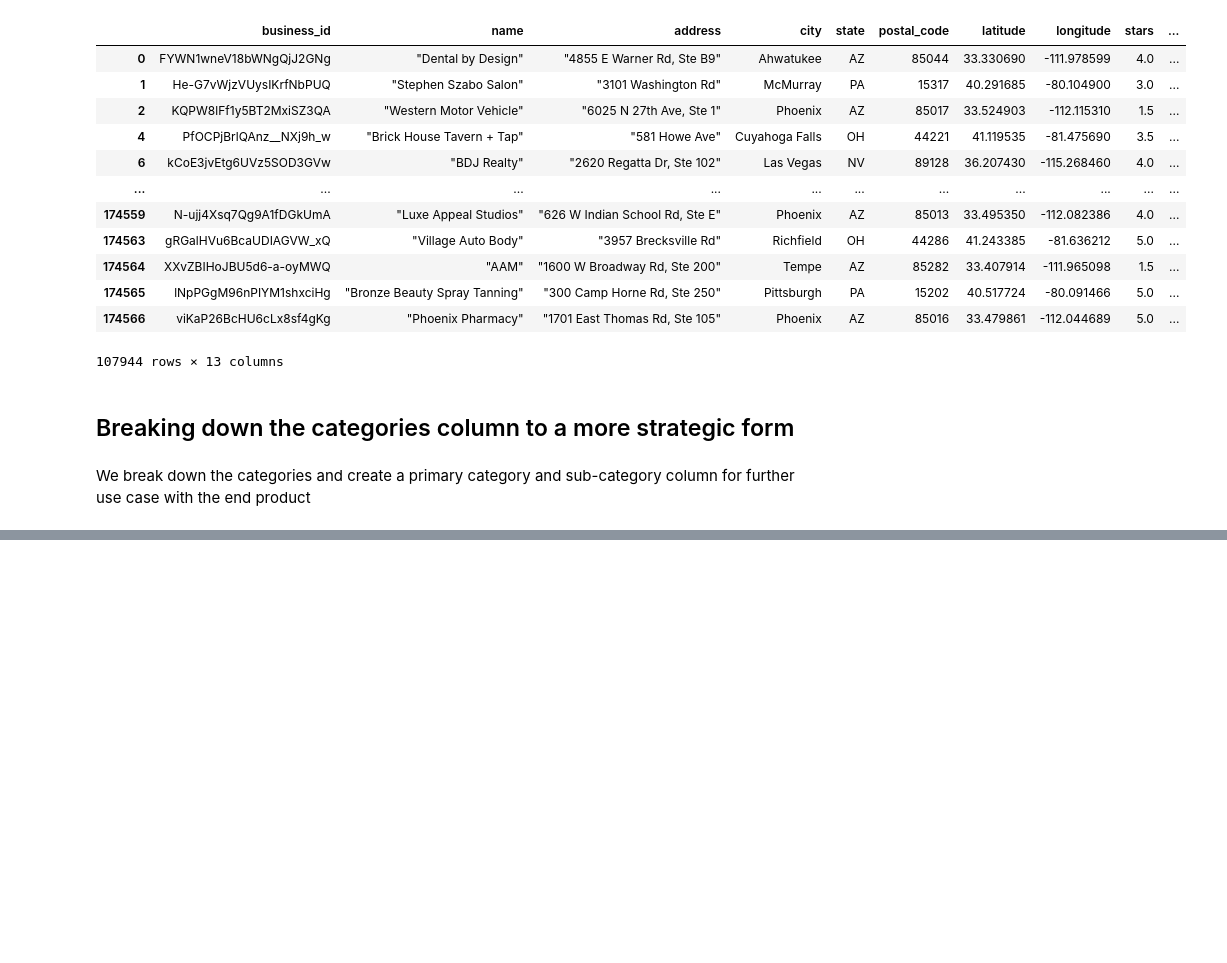
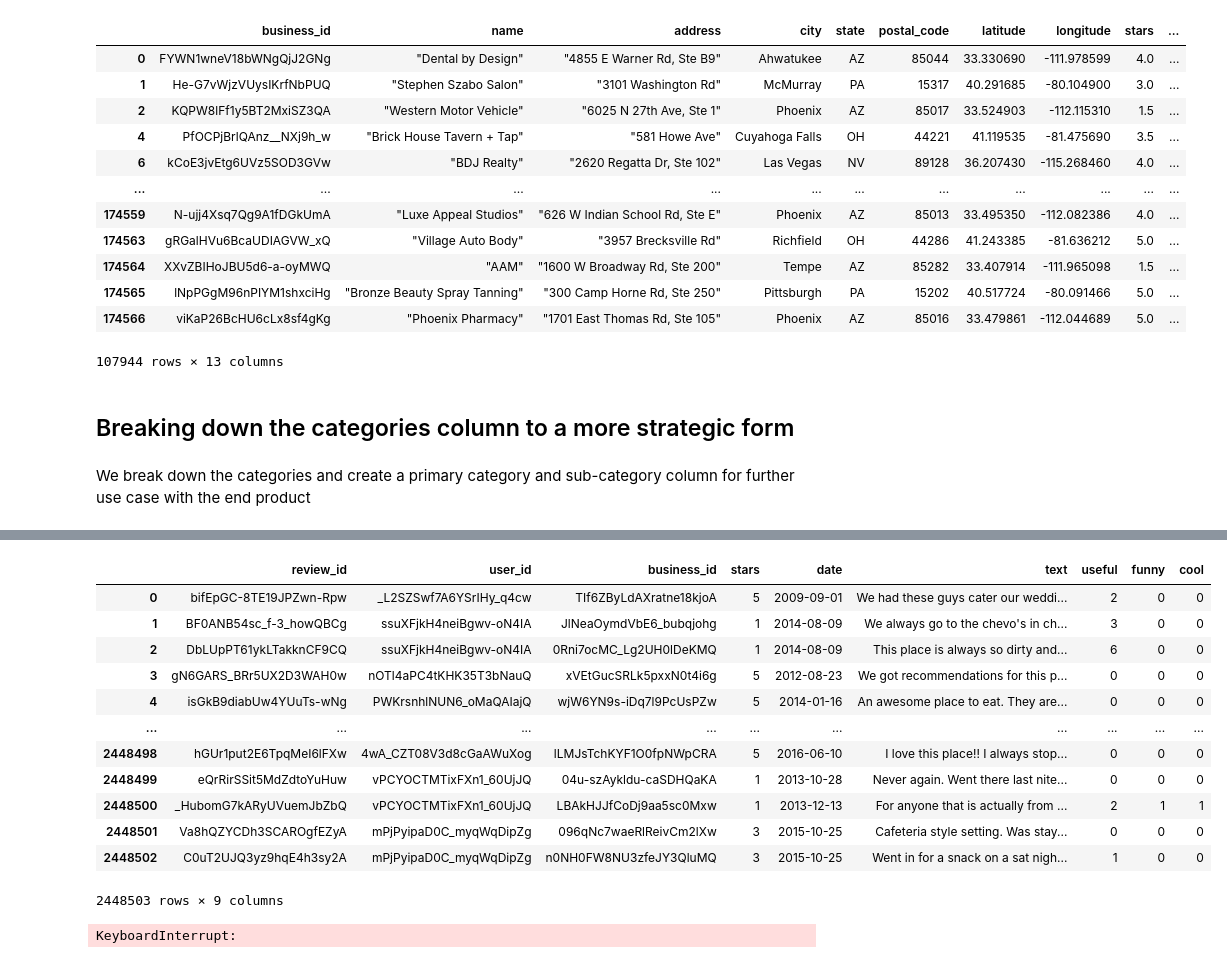
Before and after one commit to prashantgodhwani/CSE_587_DIC_Project, a Jupyter notebook: dic_project.ipynb, the cells around one changed output, grey strips where cells are left out. Drawn from its saved outputs; the diff is of its cells as text; code cells hidden in the pictures; blank space fills up the shorter version.

```diff
--- a/dic_project.ipynb
+++ b/dic_project.ipynb
@@ -266,0 +325,53 @@ Name: category, Length: 1084, dtype: int64
+# %%
+import re
+def clean_text(text):
+    text = re.sub(r'[^\w\s]', '', text)
+    text = re.sub(r'\d+', '', text)
+    text = text.lower()
+    return text
+
+rest_review['text'] = rest_review['text'].apply(clean_text)
+# %%
+rest_review
+# %% [output]
+|  | review_id | user_id | business_id | stars | date | text | useful | funny | cool |
+| 0 | bifEpGC-8TE19JPZwn-Rpw | _L2SZSwf7A6YSrIHy_q4cw | TIf6ZByLdAXratne18kjoA | 5 | 2009-09-01 | We had these guys cater our weddi... | 2 | 0 | 0 |
+| 1 | BF0ANB54sc_f-3_howQBCg | ssuXFjkH4neiBgwv-oN4IA | JlNeaOymdVbE6_bubqjohg | 1 | 2014-08-09 | We always go to the chevo's in ch... | 3 | 0 | 0 |
+| 2 | DbLUpPT61ykLTakknCF9CQ | ssuXFjkH4neiBgwv-oN4IA | 0Rni7ocMC_Lg2UH0lDeKMQ | 1 | 2014-08-09 | This place is always so dirty and... | 6 | 0 | 0 |
+| 3 | gN6GARS_BRr5UX2D3WAH0w | nOTl4aPC4tKHK35T3bNauQ | xVEtGucSRLk5pxxN0t4i6g | 5 | 2012-08-23 | We got recommendations for this p... | 0 | 0 | 0 |
+| 4 | isGkB9diabUw4YUuTs-wNg | PWKrsnhlNUN6_oMaQAIajQ | wjW6YN9s-iDq7l9PcUsPZw | 5 | 2014-01-16 | An awesome place to eat. They are... | 0 | 0 | 0 |
+| ... | ... | ... | ... | ... | ... | ... | ... | ... | ... |
+| 2448498 | hGUr1put2E6TpqMeI6lFXw | 4wA_CZT08V3d8cGaAWuXog | lLMJsTchKYF1O0fpNWpCRA | 5 | 2016-06-10 | I love this place!! I always stop... | 0 | 0 | 0 |
+| 2448499 | eQrRirSSit5MdZdtoYuHuw | vPCYOCTMTixFXn1_60UjJQ | 04u-szAykldu-caSDHQaKA | 1 | 2013-10-28 | Never again. Went there last nite... | 0 | 0 | 0 |
+| 2448500 | _HubomG7kARyUVuemJbZbQ | vPCYOCTMTixFXn1_60UjJQ | LBAkHJJfCoDj9aa5sc0Mxw | 1 | 2013-12-13 | For anyone that is actually from ... | 2 | 1 | 1 |
+| 2448501 | Va8hQZYCDh3SCAROgfEZyA | mPjPyipaD0C_myqWqDipZg | 096qNc7waeRlReivCm2lXw | 3 | 2015-10-25 | Cafeteria style setting. Was stay... | 0 | 0 | 0 |
+| 2448502 | C0uT2UJQ3yz9hqE4h3sy2A | mPjPyipaD0C_myqWqDipZg | n0NH0FW8NU3zfeJY3QluMQ | 3 | 2015-10-25 | Went in for a snack on a sat nigh... | 1 | 0 | 0 |
+2448503 rows × 9 columns
+# %%
+import langid
+chunksize = 100000
+
+# create an empty list to store the chunks of data
+data = []
+
+# read the data in chunks and process each chunk
+for chunk in pd.read_csv("yelp_review.csv", chunksize=chunksize):
+    # detect the language of the reviews in the current chunk using langid
+    lang_list = [langid.classify(text)[0] for text in chunk['text']]
+
+    # create a boolean mask that checks for non-English reviews in the current chunk
+    mask = pd.Series(lang_list).apply(lambda x: x != 'en')
+
+    # remove non-English reviews from the current chunk
+    chunk = chunk[~mask]
+
+    # append the processed chunk to the list of data
+    data.append(chunk)
+
+# concatenate the list of processed data into a single DataFrame
+df_reviews = pd.concat(data)
+
+# display the updated DataFrame
+print(df_reviews)
+# %% [output]
+KeyboardInterrupt:
```
Also changed, not shown: parts of 12 cells of this notebook, 1 other file.
